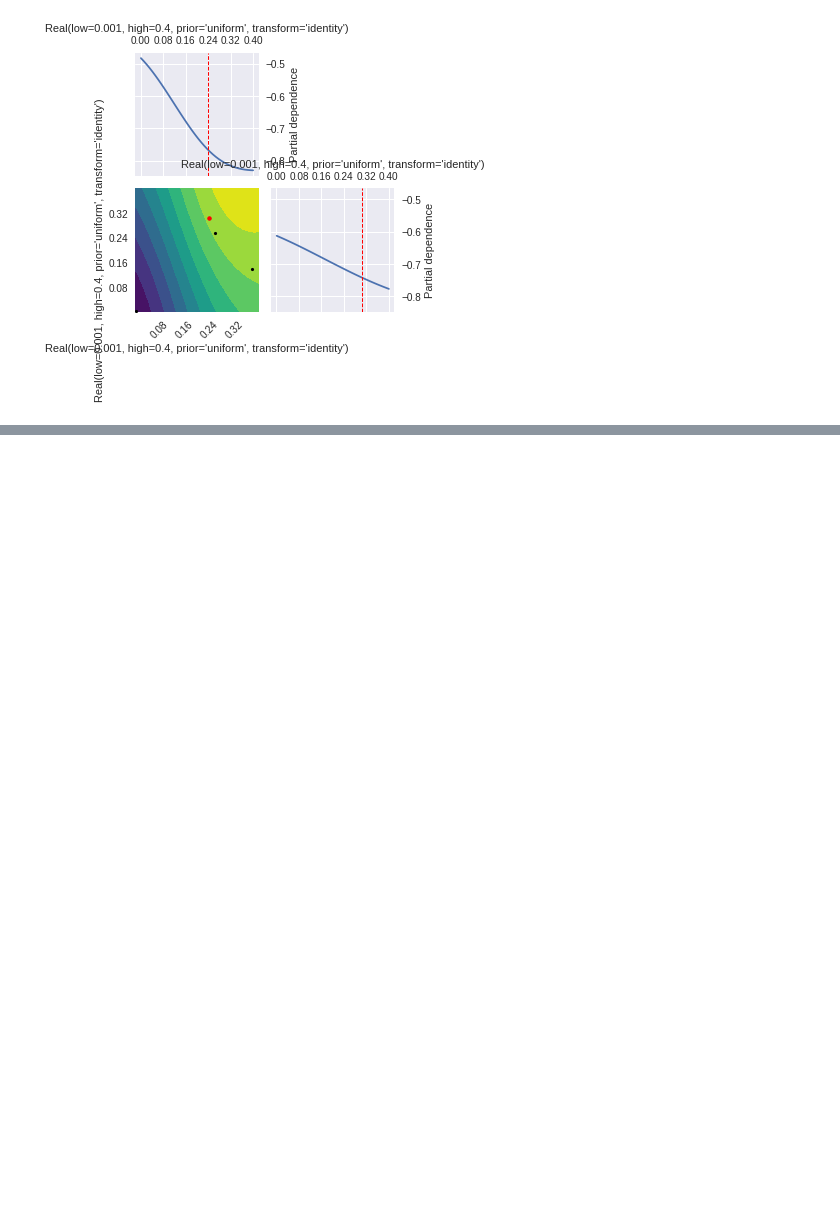
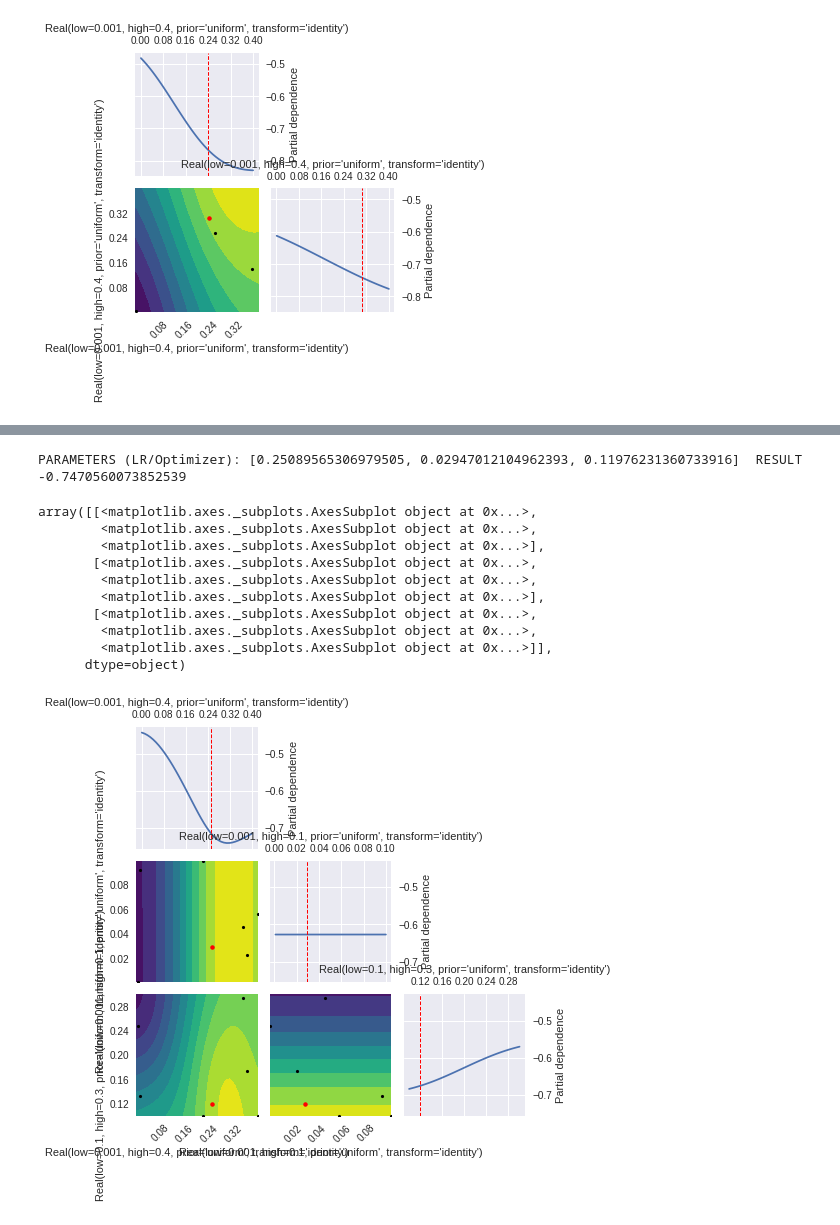
Before and after one commit to AIRLegend/fakenews, a Jupyter notebook: notebooks/BayesianOpt.ipynb, the cells around one changed output, grey strips where cells are left out. Cells and saved outputs as stored; diff of their text form; code cells hidden in the pictures; blank space fills up the shorter version.

```diff
--- a/notebooks/BayesianOpt.ipynb
+++ b/notebooks/BayesianOpt.ipynb
@@ -253,0 +345,2 @@ array([[<matplotlib.axes._subplots.AxesSubplot object at 0x...>,
+# %%
+r = skopt.gp_minimize(lstm_model, n_random_starts=3, n_calls=7, dimensions=space)
@@ -253,0 +365,18 @@ array([[<matplotlib.axes._subplots.AxesSubplot object at 0x...>,
+# %%
+print("PARAMETERS (LR/Optimizer): {}  RESULT {}".format(r.x, r.fun))
+# %% [output]
+PARAMETERS (LR/Optimizer): [0.25089565306979505, 0.02947012104962393, 0.11976231360733916]  RESULT -0.7470560073852539
+# %%
+plot_objective(r, dimensions=space)
+# %% [output]
+array([[<matplotlib.axes._subplots.AxesSubplot object at 0x...>,
+        <matplotlib.axes._subplots.AxesSubplot object at 0x...>,
+        <matplotlib.axes._subplots.AxesSubplot object at 0x...>],
+       [<matplotlib.axes._subplots.AxesSubplot object at 0x...>,
+        <matplotlib.axes._subplots.AxesSubplot object at 0x...>,
+        <matplotlib.axes._subplots.AxesSubplot object at 0x...>],
+       [<matplotlib.axes._subplots.AxesSubplot object at 0x...>,
+        <matplotlib.axes._subplots.AxesSubplot object at 0x...>,
+        <matplotlib.axes._subplots.AxesSubplot object at 0x...>]],
+      dtype=object)
+[figure, added]
```
Also changed, not shown: parts of 7 cells of this notebook, 1 other file.
